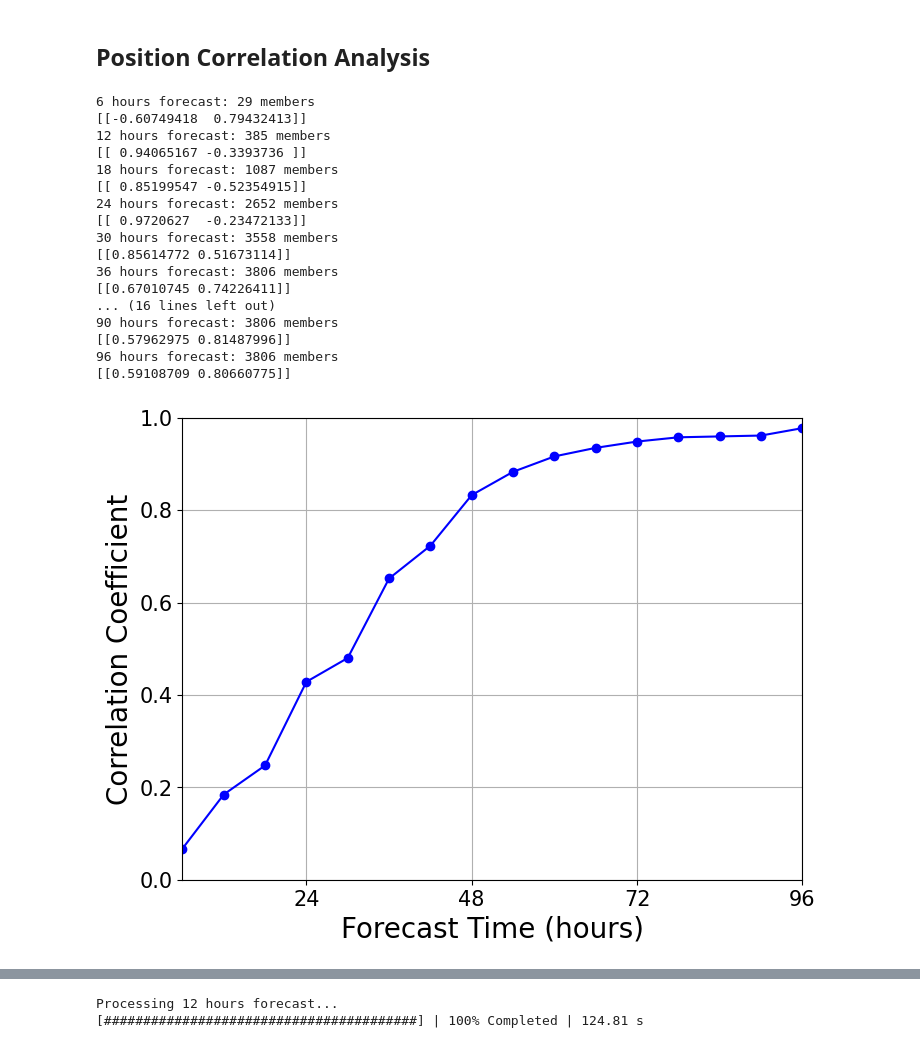
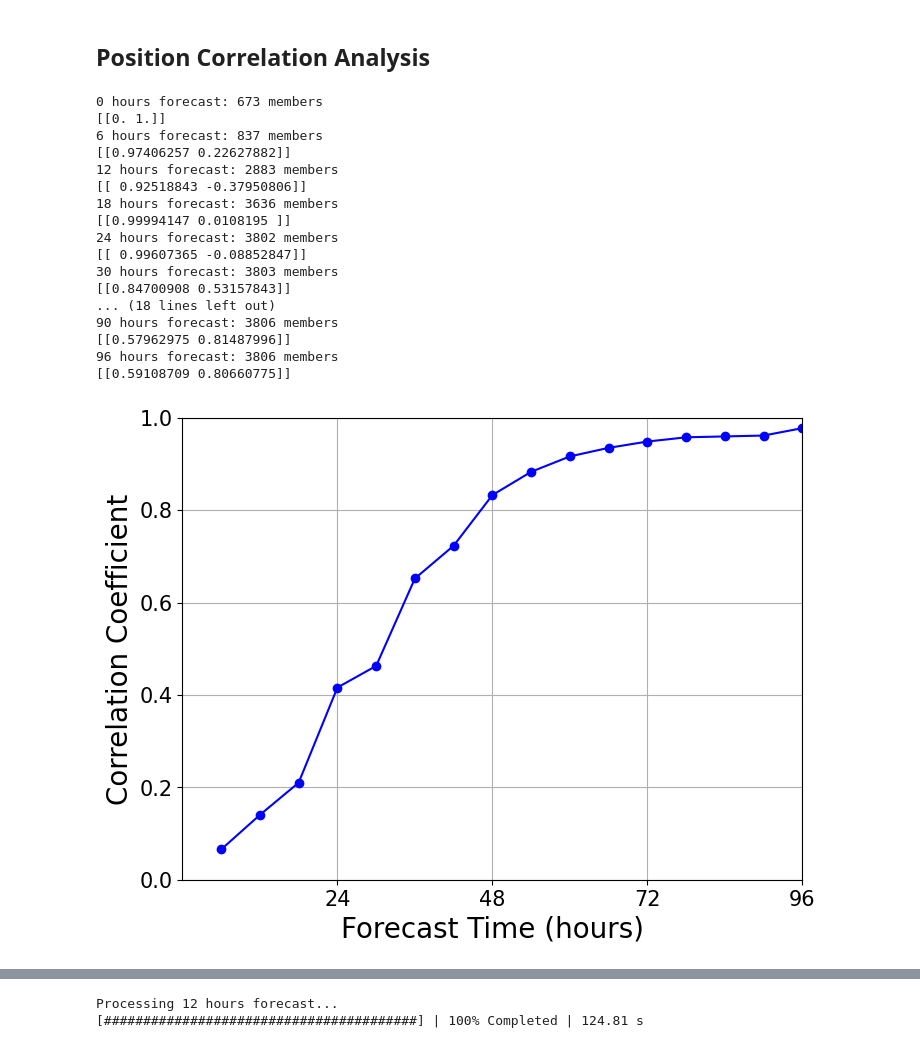
Before and after one commit to jjoo0727/Convective-Systems-Tropical-Dynamics-Laboratory, a Jupyter notebook: sensitivity/sensitivity_all_variances.ipynb, the cells around one changed output, grey strips where cells are left out. Drawn from its saved outputs; the diff is of its cells as text; code cells hidden in the pictures.

```diff
--- a/sensitivity/sensitivity_all_variances.ipynb
+++ b/sensitivity/sensitivity_all_variances.ipynb
@@ -574,0 +872,18 @@ pca_tar.components_[0, 0], pca_tar.components_[0, 1], axis_vec_dict[12][0], axis
+# %%
+target_time = datetime(2022,8,31,0)           #위치 projection을 구하고자 하는 시간
+key_time = datetime(2022,8,27,0)
+for predict_interval in range(0, 97, 6):
+    datetime1 = key_time + timedelta(hours=int(predict_interval))
+
+    ens_idx_list = []
+
+    for ens in ens_list:
+        if (target_time in ssv_dict[key_time][ens]) & (datetime1 in ssv_dict[key_time][ens]):
+            ens_idx_list.append(ens)
+
+
+    # 데이터를 추출합니다
+    mid_pos = [(ssv_dict[key_time][ens][datetime1]['lon'], ssv_dict[key_time][ens][datetime1]['lat']) for ens in ens_idx_list]
+    tar_pos = [(ssv_dict[key_time][ens][target_time]['lon'], ssv_dict[key_time][ens][target_time]['lat']) for ens in ens_idx_list]
+    print(f'{predict_interval}h')
+    print(f'Number of ensemble members: {len(ens_idx_list)}')
@@ -1014,7 +1347,7 @@ else:
 window = 13
 
 # for predict_interval in cov_var_dict:
-for predict_interval in [6]:
+for predict_interval in [12]:
     datetime1 = key_time + timedelta(hours=int(predict_interval))
 
     wind_speed = np.sqrt(mean_flow_500hPa[predict_interval]['u']**2+mean_flow_500hPa[predict_interval]['v']**2)
@@ -1059,7 +1392,7 @@ for predict_interval in [6]:
             # ax.quiver(pca_tar.mean_[0]+pca_tar.components_[0, 0]*6, pca_tar.mean_[1]+pca_tar.components_[0, 1]*6, -pca_tar.components_[0, 0], -pca_tar.components_[0, 1] , scale=3, color='r', width=0.01, label='Principal Axis', zorder = 30)
             ax.quiver(pca_tar.mean_[0]-pca_tar.components_[0, 0]*6, pca_tar.mean_[1]-pca_tar.components_[0, 1]*6, pca_tar.components_[0, 0], pca_tar.components_[0, 1] , scale=3, color='r', width=0.01, label='Principal Axis', zorder = 30)
             # ax.quiver(pca_tar.mean_[0], pca_tar.mean_[1], -pca_tar.components_[0, 0], -pca_tar.components_[0, 1] , scale=20, color='r', width=0.005, label='Principal Axis', zorder = 2)
-            plt.scatter(mid_pos[:, 0], mid_pos[:, 1], c='yellowgreen', s=3, transform=proj)
+            plt.scatter(mid_pos[:, 0], mid_pos[:, 1], c='yellowgreen', s=1, transform=proj)
             map_background(ax, proj=proj)
 
 
@@ -1171,7 +1504,7 @@ for predict_interval in [6]:
         uv_quiver_key = ax.quiverkey(uv_quiver, 0.92, 0.97, quiver_scale, f'{quiver_scale}km', labelpos='E', coordinates='axes', color = 'blue', zorder = 10)
         ax.quiver(pca_tar.mean_[0]-pca_tar.components_[0, 0]*6, pca_tar.mean_[1]-pca_tar.components_[0, 1]*6, pca_tar.components_[0, 0], pca_tar.components_[0, 1] , scale=3, color='r', width=0.01, label='Principal Axis', zorder = 30)
         # ax.quiver(pca_tar.mean_[0], pca_tar.mean_[1], -pca_tar.components_[0, 0], -pca_tar.components_[0, 1] , scale=20, color='r', width=0.005, label='Principal Axis', zorder = 2)
-        plt.scatter(mid_pos[:, 0], mid_pos[:, 1], c='yellowgreen', s=3, transform=proj)
+        plt.scatter(mid_pos[:, 0], mid_pos[:, 1], c='yellowgreen', s=1, transform=proj)
         map_background(ax, proj=proj)
         rect = patches.Rectangle((0.88, 0.95), 0.12, 0.05, linewidth=1, edgecolor='black', facecolor='white', transform=ax.transAxes, zorder = 2)
         ax.add_patch(rect)
@@ -1198,7 +1531,7 @@ max: 40.22212978114412
 ### <span style="background:White; color:black; font-weight:bold">Maximum Convection Box🌧️ Vertical Profile</span>
 # %%
 # cov_var: (161, 241) 예시
-predict_interval = 6
+predict_interval = 12
 
 tpw_cv = cov_var_dict[predict_interval]['tpw']
 window = 13
@@ -1219,7 +1552,7 @@ print(f"최댓값: {mean_map[max_idx]:.4f}")
 div_cv_list = []
 q_cv_list = []
 pv_cv_list = []
-for pres in level_list:
+for pres in pres_array:
     div_cv = cov_var_dict[predict_interval]['div'][pres]
     q_cv = cov_var_dict[predict_interval]['q'][pres]
     pv_cv = cov_var_dict[predict_interval]['pv'][pres]
@@ -1233,9 +1566,9 @@ for pres in level_list:
 
 plt.figure(figsize=(7, 7))
 
-plt.plot(div_cv_list, level_list, label='$\partial \, J/\;\partial \,Div$', color='orange', marker='o')
-plt.plot(q_cv_list, level_list, label='$\partial \, J/\;\partial \, Q$', color='blue', marker='o')
-plt.plot(pv_cv_list, level_list, label='$\partial \, J/\;\partial \,PV$', color='green', marker='o')
+plt.plot(div_cv_list, pres_array, label='$\partial \, J/\;\partial \,Div$', color='orange', marker='o')
+plt.plot(q_cv_list, pres_array, label='$\partial \, J/\;\partial \, Q$', color='blue', marker='o')
+plt.plot(pv_cv_list, pres_array, label='$\partial \, J/\;\partial \,PV$', color='green', marker='o')
 
 # plt.plot(div_cv_list, level_list, label=r'$\frac{\partial \,J}{\partial \,Div}$', color='orange', marker='o')
 # plt.plot(q_cv_list, level_list, label=r'$\frac{\partial \,J}{\partial \,Q}$', color='blue', marker='o')
@@ -1249,7 +1582,7 @@ plt.legend(loc='upper right', prop=FontProperties)
 
 plt.grid(True, linestyle='--', alpha=0.5)
 plt.tight_layout()
-plt.xlim(-20,20)
+plt.xlim(-30,30)
 plt.xticks(fontsize=15)
 plt.yticks(fontsize=15)
 # plt.gca().invert_yaxis()
@@ -1540,12 +1873,11 @@ Processing 24 hours forecast...
 ## Position Correlation Analysis
 # %%
 corr_list = []
-
-for predict_interval in range(6, 97, 6):
+target_time = key_time + timedelta(hours=96)
+for predict_interval in range(0, 97, 6):
     datetime1 = key_time + timedelta(hours=int(predict_interval))
 
     ens_idx_list = []
-    cov_var_dict[predict_interval] = {}
 
     for ens in ens_list:
         if (target_time in ssv_dict[key_time][ens]) & (datetime1 in ssv_dict[key_time][ens]):
@@ -1582,46 +1914,46 @@ for predict_interval in range(6, 97, 6):
     pca_mid.fit(corr_pos_mid)
     pca_mid.mean_[0] = pca_mid.mean_[0] / np.cos(np.radians(pca_mid.mean_[1])) + np.mean(mid_pos[:, 0])
     ensemble_mean = np.mean(pca_mid.transform(corr_pos_mid)[:, 0])
     print(pca_mid.components_)
 
     #distance 구하기
     corr_pos_mid = np.copy(mid_pos)
     corr_pos_mid[:, 0] = (mid_pos[:, 0]-np.mean(mid_pos[:, 0])) * np.cos(np.radians(mid_pos[:, 1]))  # 경도에 cos(위도)를 곱해 거리 왜곡 보정
     projection = pca_mid.transform(corr_pos_mid)[:, 0]  # 주축에 투영된 데이터 (1차원)
 
     # distances_mid = (projection - ensemble_mean) * 111
     distances_mid = mid_pos[:,1]
 
     corr_list.append(np.abs(np.corrcoef(distances_mid, distances_tar)[0, 1]))
 
 
 plt.figure(figsize=(8, 6))
 plt.ylim(0,1.0)
-plt.xlim(6, 96)
-plt.plot(range(6, 97, 6), np.abs(corr_list), marker='o', linestyle='-', color='b')
+plt.xlim(0, 96)
+plt.plot(range(0, 97, 6), np.abs(corr_list), marker='o', linestyle='-', color='b')
 # plt.title(f'Correlation between Mid and Target Positions for {storm_name} ({key_str})')
 plt.xlabel('Forecast Time (hours)', fontsize=20)
 plt.ylabel('Correlation Coefficient', fontsize=20)
 plt.yticks(np.arange(0, 1.1, 0.2), fontsize=15)
 plt.xticks(range(24, 97, 24), fontsize=15)
 plt.grid()
 plt.show()
 # %% [output]
-6 hours forecast: 29 members
-[[-0.60749418  0.79432413]]
-12 hours forecast: 385 members
-[[ 0.94065167 -0.3393736 ]]
-18 hours forecast: 1087 members
-[[ 0.85199547 -0.52354915]]
-24 hours forecast: 2652 members
-[[ 0.9720627  -0.23472133]]
-30 hours forecast: 3558 members
-[[0.85614772 0.51673114]]
-36 hours forecast: 3806 members
-[[0.67010745 0.74226411]]
-... (16 lines left out)
+0 hours forecast: 673 members
+[[0. 1.]]
+6 hours forecast: 837 members
+[[0.97406257 0.22627882]]
+12 hours forecast: 2883 members
+[[ 0.92518843 -0.37950806]]
+18 hours forecast: 3636 members
+[[0.99994147 0.0108195 ]]
+24 hours forecast: 3802 members
+[[ 0.99607365 -0.08852847]]
+30 hours forecast: 3803 members
+[[0.84700908 0.53157843]]
+... (18 lines left out)
 90 hours forecast: 3806 members
 [[0.57962975 0.81487996]]
 96 hours forecast: 3806 members
 [[0.59108709 0.80660775]]
-[figure, old version]
+[figure, new version]
```
Also changed, not shown: parts of 14 cells of this notebook, 6 other files.
